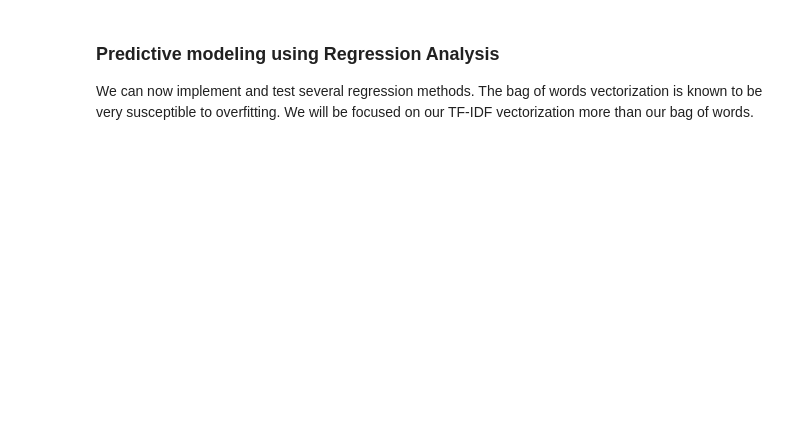
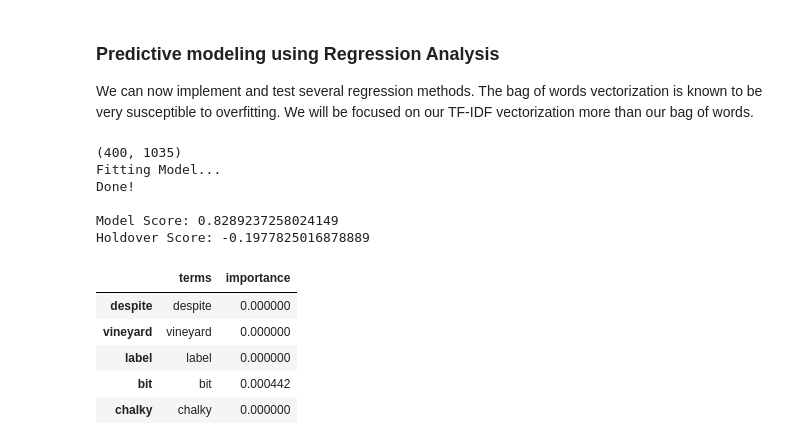
Before and after one commit to Cervantes92/wine-review-nlp, a Jupyter notebook: wine-reviews.ipynb, the cells around one changed output. Cells and saved outputs as stored; diff of their text form; code cells hidden in the pictures; blank space fills up the shorter version.

```diff
--- a/wine-reviews.ipynb
+++ b/wine-reviews.ipynb
@@ -39,7 +39,11 @@ w_tokenizer = nltk.tokenize.WhitespaceTokenizer()
 lemmatizer = nltk.stem.WordNetLemmatizer()
 
 #Instantiate linear model
-lasso = linear_model.Lasso(alpha=.35)
+lasso = linear_model.Lasso()
+
+#Instantiate Ensemble Models
+rfr = RandomForestRegressor()
+gbr = GradientBoostingRegressor()
 # %%
 # Utility function change entries in dataframe into collection of stemmed terms
 def word_parser(series):
@@ -455,13 +487,24 @@ We can now implement and test several regression methods. The bag of words vecto
 # %%
 #Instantiate LDA model
 lda_model = LatentDirichletAllocation()
 
 X = tfidf.fit_transform(data_cond['description']) #Filter out stopwords and lemmatize, tokenize
 Y = data_cond['points-to-price']
 
 print(X.shape)
 
-lasso.fit(X, Y)
-print(lasso.coef_)
-
-#Wrong format, make sure words are features and document vecotrs are observations
+#Use ensemble modeling and pull out feature importances or use SGD and pull out coefficients
+train_test_score(gbr, X, Y)
+# %% [output]
+(400, 1035)
+Fitting Model...
+Done!
+
+Model Score: 0.8289237258024149
+Holdover Score: -0.1977825016878889
+|  | terms | importance |
+| despite | despite | 0.000000 |
+| vineyard | vineyard | 0.000000 |
+| label | label | 0.000000 |
+| bit | bit | 0.000442 |
+| chalky | chalky | 0.000000 |
```
Also changed, not shown: parts of 15 cells of this notebook.
